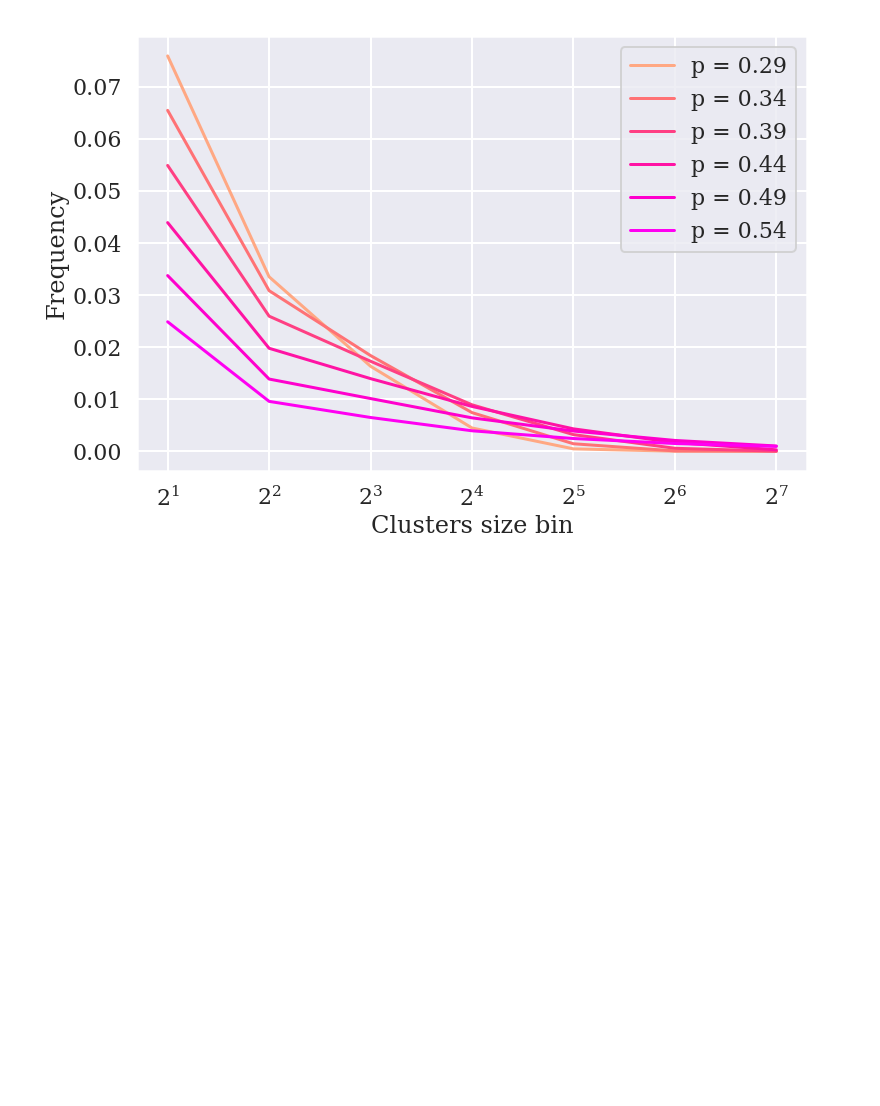
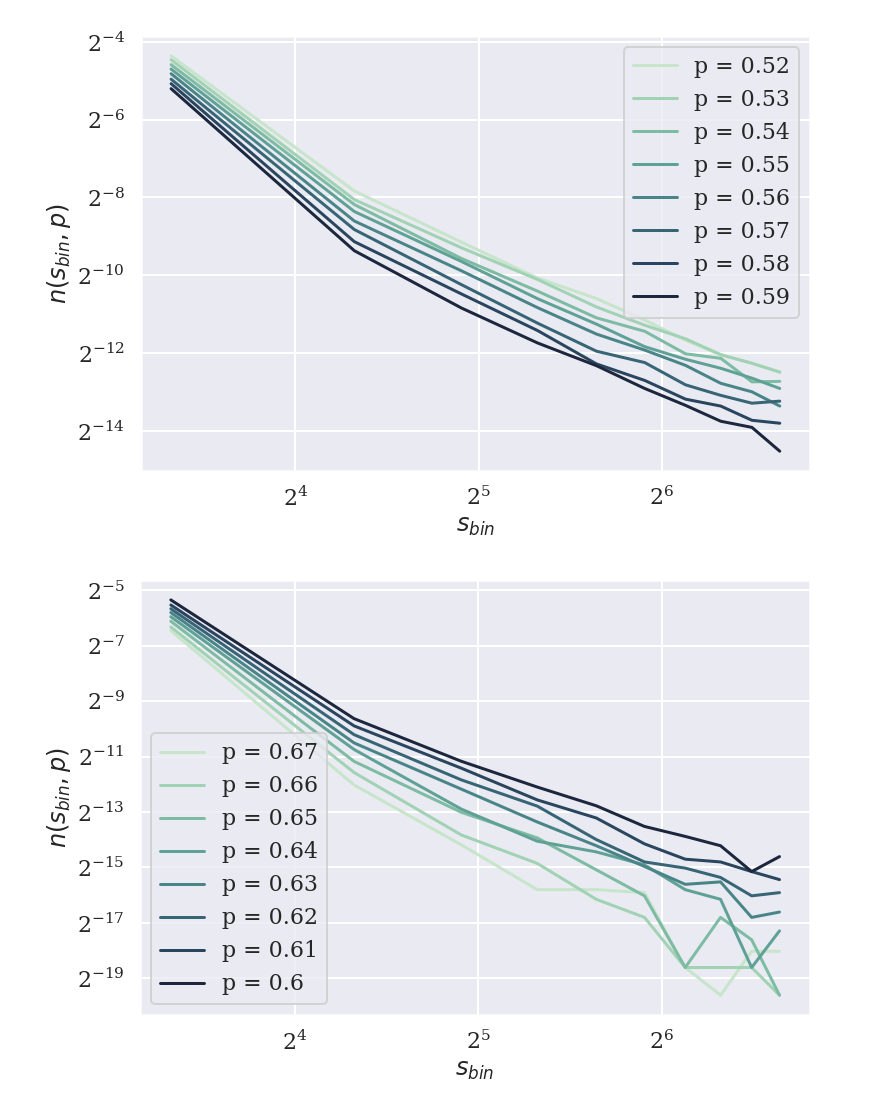
Before and after one commit to auduntre/FYS4460, a Jupyter notebook: Project3/task_f_g_h/task_f_g_h.ipynb, the cells around one changed output. Cells and saved outputs as stored; diff of their text form; code cells hidden in the pictures; blank space fills up the shorter version.

```diff
--- a/Project3/task_f_g_h/task_f_g_h.ipynb
+++ b/Project3/task_f_g_h/task_f_g_h.ipynb
@@ -60,25 +60,39 @@ def cluster_number_density(probs, cluster_bins, L, simulations_cycles):
 
     binned_clusters /= (simulations_cycles*L**2.0)
     return binned_clusters
-
-nbins = 8
-cluster_bins = logspace(0, nbins-1, num=nbins, base=2)
-L = 200
-np = 6
-probs = [0.29 + 0.05*i for i in range(np)]
-simulations_cycles = 10
-
-nspl = cluster_number_density(probs, cluster_bins, L, simulations_cycles)
-
-with sns.cubehelix_palette(hue=5, n_colors=10, gamma=1):
-    for i in range(np):
-        plot(cluster_bins[1:], nspl[i, :], label="p = {}".format(probs[i]))
-
-    legend()
-    xlabel('Clusters size bin')
-    ylabel('Frequency')
-    gca().set_xscale("log", basex=2)
-
-show()
-# %% [output]
-[figure, removed]
+# %%
+nbins = 8
+cluster_bins = logspace(0, nbins-1, num=nbins, base=2)
+
+L = 200
+np = 8
+probs = [0.52 + 0.01*i for i in range(np)]
+simulations_cycles = 100
+
+nspl = cluster_number_density(probs, cluster_bins, L, simulations_cycles)
+
+with sns.cubehelix_palette(rot=-.4, n_colors=np, gamma=1):
+    for i in range(np):
+        plot(cluster_bins[1:], nspl[i, :], label="p = {}".format(probs[i]))
+    legend()
+    xlabel(r"$s_{bin}$")
+    ylabel(r"$n(s_{bin}, p)$")
+    gca().set_xscale("log", basex=2)
+    gca().set_yscale("log", basey=2)
+show()
+
+probs = [0.67 - 0.01*i for i in range(np)]
+nspl = cluster_number_density(probs, cluster_bins, L, simulations_cycles)
+
+with sns.cubehelix_palette(rot=-.4, n_colors=np, gamma=1):
+    for i in range(np):
+        plot(cluster_bins[1:], nspl[i, :], label="p = {}".format(probs[i]))
+    legend()
+    xlabel(r"$s_{bin}$")
+    ylabel(r"$n(s_{bin}, p)$")
+    gca().set_xscale("log", basex=2)
+    gca().set_yscale("log", basey=2)
+show()
+# %% [output]
+[figure, added]
+[figure, added]
```
